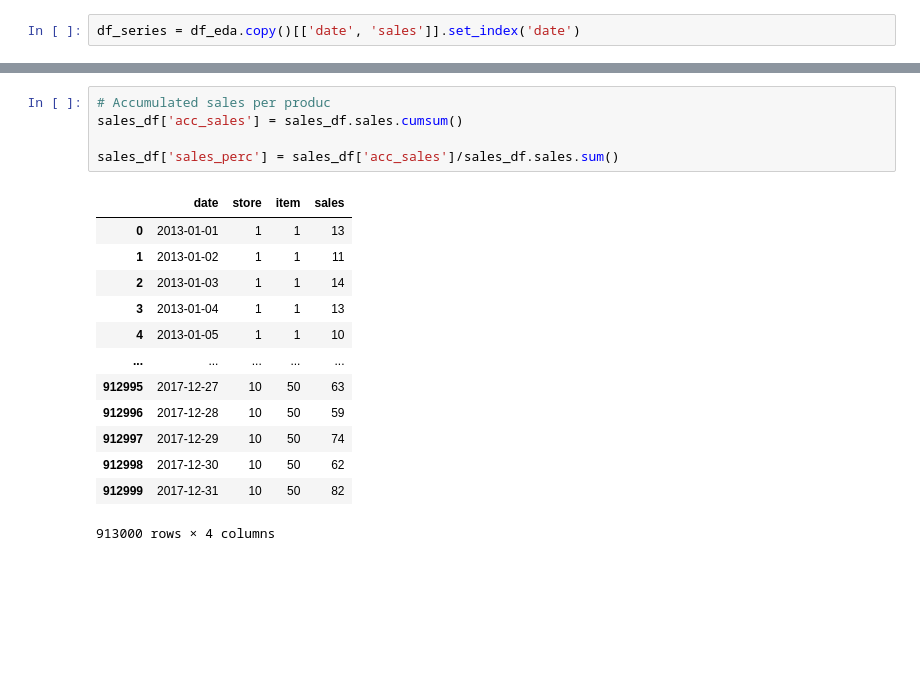
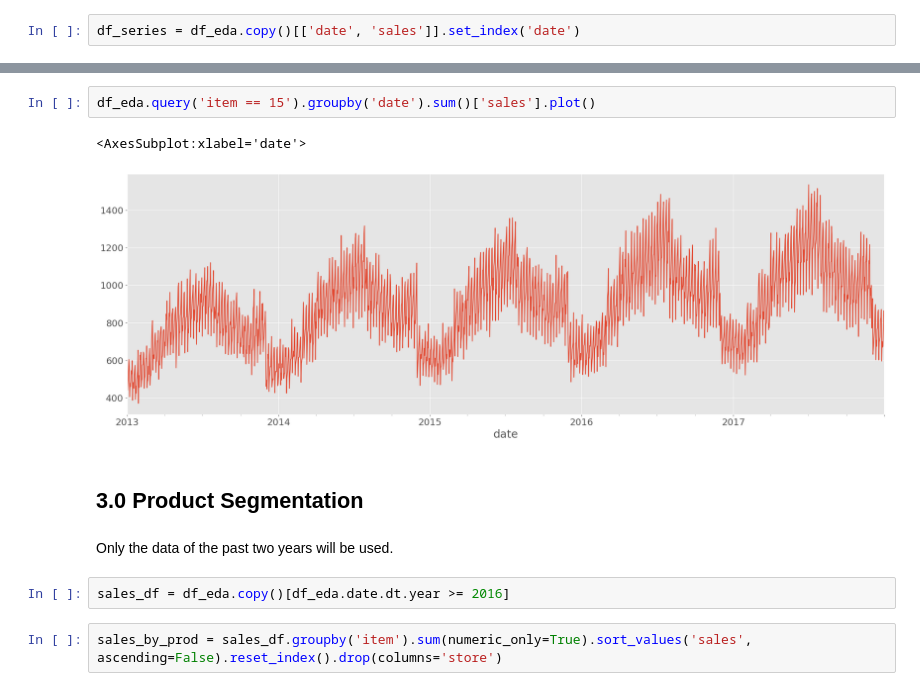
Before and after one commit to BrenoTeixeira/demand_analysis, a Jupyter notebook: notebooks/inventory_magement.ipynb, the cells around one changed output, grey strips where cells are left out. Drawn from its saved outputs; the diff is of its cells as text; blank space fills up the shorter version.

```diff
--- a/notebooks/inventory_magement.ipynb
+++ b/notebooks/inventory_magement.ipynb
@@ -289,19 +346,13 @@ We will use ABC segmentation, it goes as follows:
-# %%
-# Accumulated sales per produc
-sales_df['acc_sales'] = sales_df.sales.cumsum()
-
-sales_df['sales_perc'] = sales_df['acc_sales']/sales_df.sales.sum()
-# %% [output]
-|  | date | store | item | sales |
-| 0 | 2013-01-01 | 1 | 1 | 13 |
-| 1 | 2013-01-02 | 1 | 1 | 11 |
-| 2 | 2013-01-03 | 1 | 1 | 14 |
-| 3 | 2013-01-04 | 1 | 1 | 13 |
-| 4 | 2013-01-05 | 1 | 1 | 10 |
-| ... | ... | ... | ... | ... |
-| 912995 | 2017-12-27 | 10 | 50 | 63 |
-| 912996 | 2017-12-28 | 10 | 50 | 59 |
-| 912997 | 2017-12-29 | 10 | 50 | 74 |
-| 912998 | 2017-12-30 | 10 | 50 | 62 |
-| 912999 | 2017-12-31 | 10 | 50 | 82 |
-913000 rows × 4 columns
+# %%
+df_eda.query('item == 15').groupby('date').sum()['sales'].plot()
+# %% [output]
+<AxesSubplot:xlabel='date'>
+[figure, added]
+# %% [markdown]
+## 3.0 Product Segmentation
+# %% [markdown]
+Only the data of the past two years will be used.
+# %%
+sales_df = df_eda.copy()[df_eda.date.dt.year >= 2016]
+# %%
+sales_by_prod = sales_df.groupby('item').sum(numeric_only=True).sort_values('sales', ascending=False).reset_index().drop(columns='store')
```
Also changed, not shown: parts of 238 cells of this notebook.
